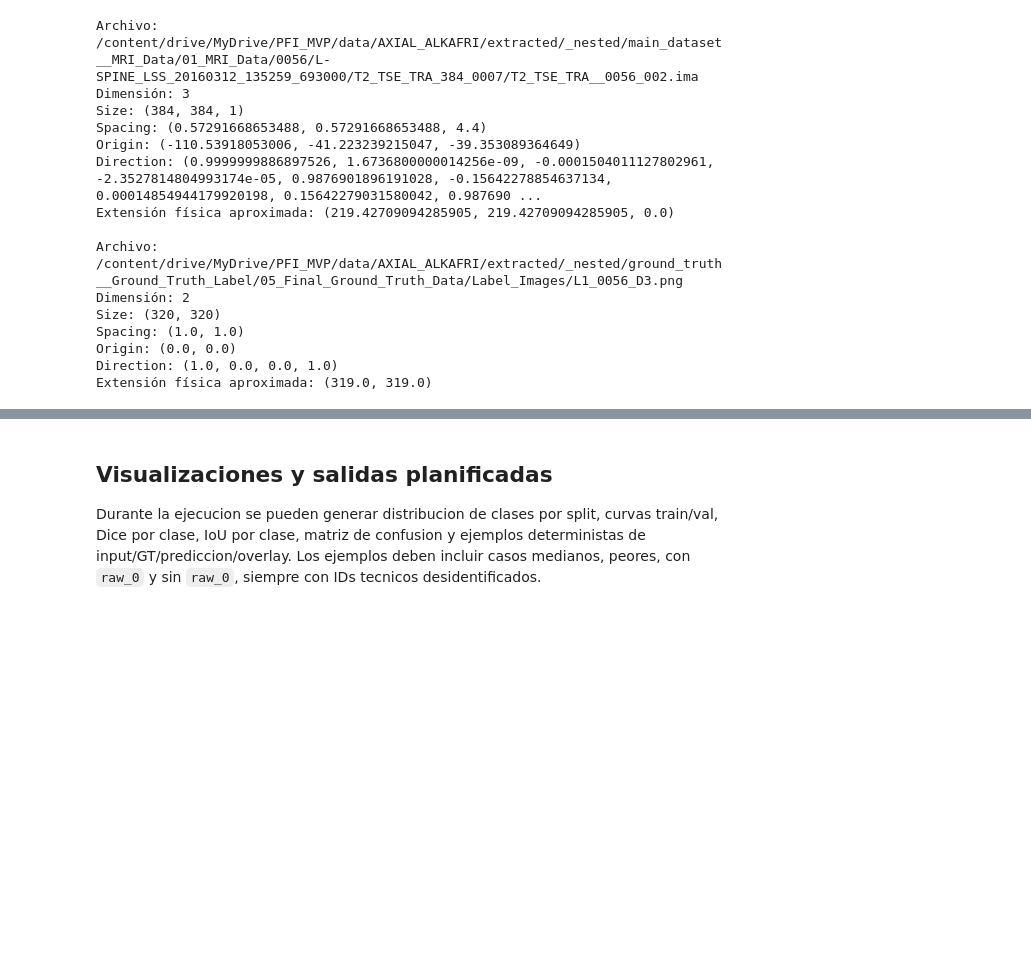
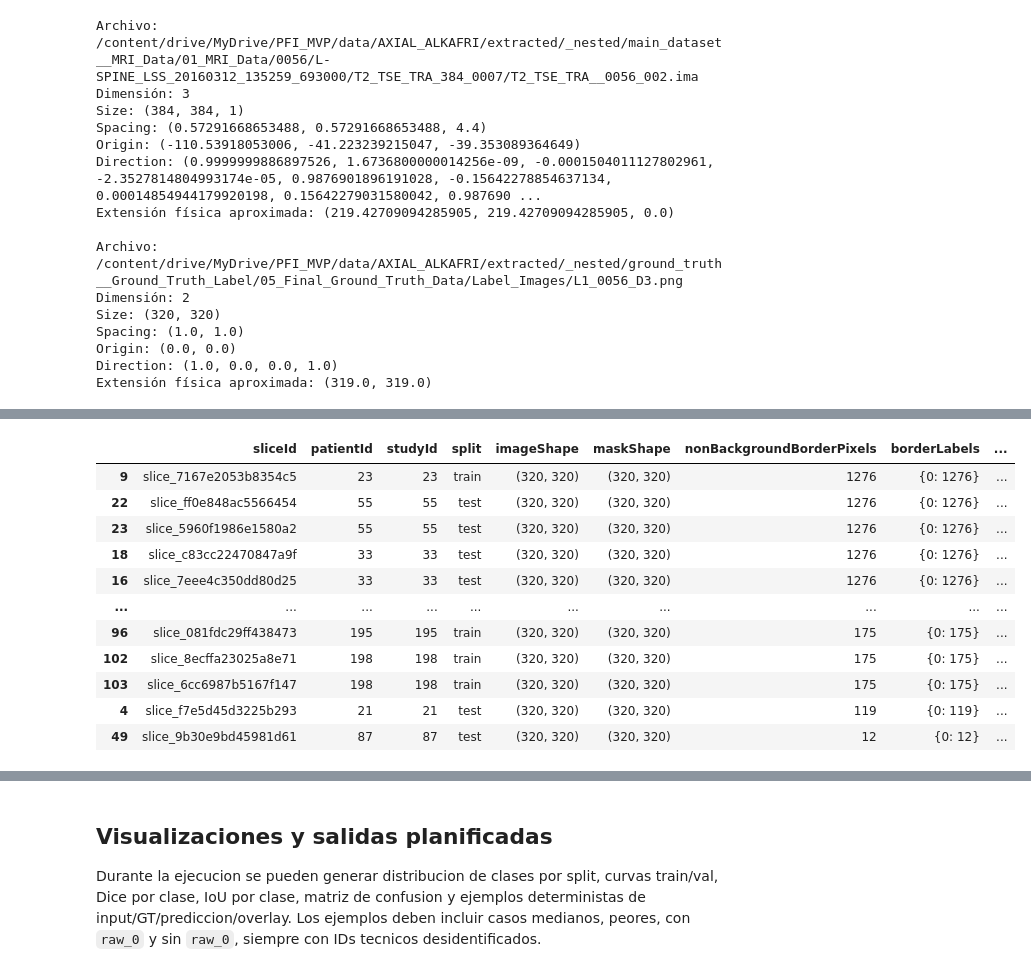
Before and after one commit to EnzoAA004/PFI_MVPTest_Enzo_AImodule, a Jupyter notebook: notebooks/48_axial_final_training_patient_split.ipynb, the cells around one changed output, grey strips where cells are left out. Cells and saved outputs as stored; diff of their text form; code cells hidden in the pictures; blank space fills up the shorter version.

```diff
--- a/notebooks/48_axial_final_training_patient_split.ipynb
+++ b/notebooks/48_axial_final_training_patient_split.ipynb
@@ -1761,3 +1761,85 @@ Spacing: (1.0, 1.0)
 Origin: (0.0, 0.0)
 Direction: (1.0, 0.0, 0.0, 1.0)
 Extensión física aproximada: (319.0, 319.0)
+# %%
+all_records_for_border_audit = build_records_from_split_manifest()
+
+all_border_rows = []
+
+for index, record in enumerate(all_records_for_border_audit, start=1):
+    mask = as_2d_slice(
+        open_medical_array(Path(record.mask_path)),
+        record.sliceId,
+    )
+
+    border = np.concatenate(
+        [
+            mask[0, :],
+            mask[-1, :],
+            mask[1:-1, 0],
+            mask[1:-1, -1],
+        ]
+    )
+
+    non_background = border[border != 250]
+    labels, counts = np.unique(
+        non_background,
+        return_counts=True,
+    )
+
+    if non_background.size > 0:
+        all_border_rows.append(
+            {
+                "sliceId": record.sliceId,
+                "patientId": record.patientId,
+                "studyId": record.studyId,
+                "split": record.split,
+                "imageShape": tuple(
+                    as_2d_slice(
+                        open_medical_array(Path(record.image_path)),
+                        record.sliceId,
+                    ).shape
+                ),
+                "maskShape": tuple(mask.shape),
+                "nonBackgroundBorderPixels": int(
+                    non_background.size
+                ),
+                "borderLabels": {
+                    int(label): int(count)
+                    for label, count in zip(labels, counts)
+                },
+                "sourceImage": record.sourceImage,
+                "sourceMask": record.sourceMask,
+            }
+        )
+
+    if index % 100 == 0:
+        print(f"Auditados: {index}/{len(all_records_for_border_audit)}")
+
+all_border_df = pd.DataFrame(all_border_rows)
+
+print("Máscaras con foreground en el borde:", len(all_border_df))
+
+if not all_border_df.empty:
+    display(
+        all_border_df.sort_values(
+            "nonBackgroundBorderPixels",
+            ascending=False,
+        )
+    )
+
+    print("\nResumen por paciente:")
+    display(
+        all_border_df.groupby(
+            ["patientId", "split"]
+        )
+        .agg(
+            masks=("sliceId", "count"),
+            borderPixels=(
+                "nonBackgroundBorderPixels",
+                "sum",
+            ),
+        )
+        .reset_index()
+    )
+# %% [output]
@@ -1763,0 +1853,12 @@ Extensión física aproximada: (319.0, 319.0)
+|  | sliceId | patientId | studyId | split | imageShape | maskShape | nonBackgroundBorderPixels | borderLabels | ... |
+| 9 | slice_7167e2053b8354c5 | 23 | 23 | train | (320, 320) | (320, 320) | 1276 | {0: 1276} | ... |
+| 22 | slice_ff0e848ac5566454 | 55 | 55 | test | (320, 320) | (320, 320) | 1276 | {0: 1276} | ... |
+| 23 | slice_5960f1986e1580a2 | 55 | 55 | test | (320, 320) | (320, 320) | 1276 | {0: 1276} | ... |
+| 18 | slice_c83cc22470847a9f | 33 | 33 | test | (320, 320) | (320, 320) | 1276 | {0: 1276} | ... |
+| 16 | slice_7eee4c350dd80d25 | 33 | 33 | test | (320, 320) | (320, 320) | 1276 | {0: 1276} | ... |
+| ... | ... | ... | ... | ... | ... | ... | ... | ... | ... |
+| 96 | slice_081fdc29ff438473 | 195 | 195 | train | (320, 320) | (320, 320) | 175 | {0: 175} | ... |
+| 102 | slice_8ecffa23025a8e71 | 198 | 198 | train | (320, 320) | (320, 320) | 175 | {0: 175} | ... |
+| 103 | slice_6cc6987b5167f147 | 198 | 198 | train | (320, 320) | (320, 320) | 175 | {0: 175} | ... |
+| 4 | slice_f7e5d45d3225b293 | 21 | 21 | test | (320, 320) | (320, 320) | 119 | {0: 119} | ... |
+| 49 | slice_9b30e9bd45981d61 | 87 | 87 | test | (320, 320) | (320, 320) | 12 | {0: 12} | ... |
```
Also changed, not shown: parts of 3 cells of this notebook.
